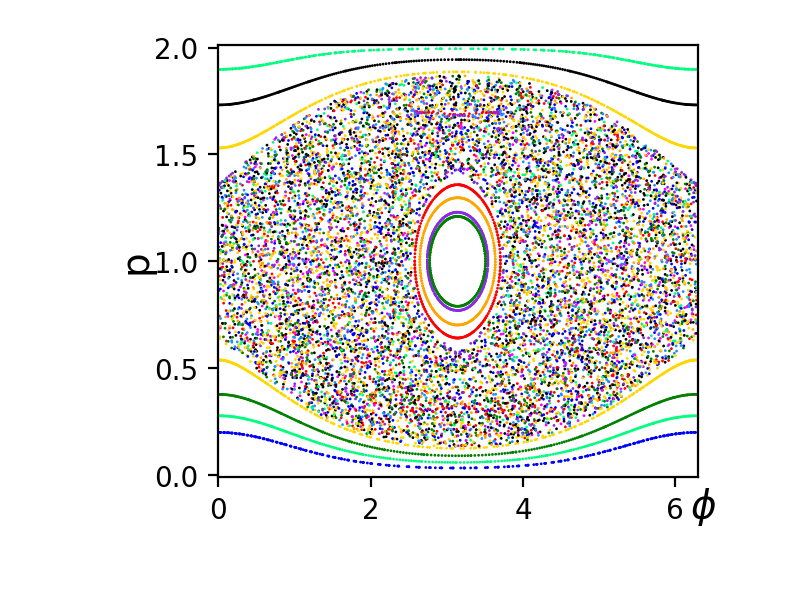
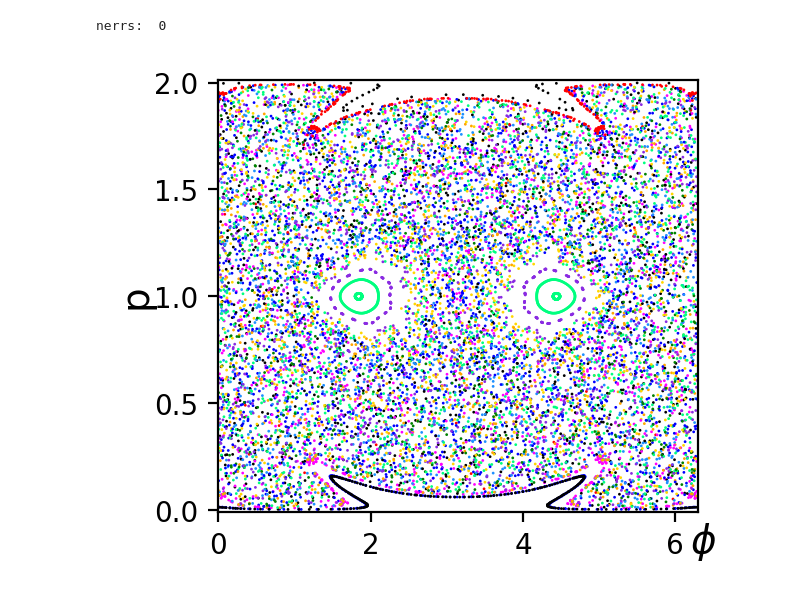
Before and after one commit to aquillen/Qsample_spin, a Jupyter notebook: spin_v01.ipynb, the cells around one changed output. Cells and saved outputs as stored; diff of their text form; code cells hidden in the pictures.

```diff
--- a/spin_v01.ipynb
+++ b/spin_v01.ipynb
@@ -223,8 +227,8 @@ if (1==1): # test level curve figure
 # %%
-## check that we can integrate
-if (1==0):
+## check that we can integrate and with both integrators  and with both integrators to check that they agree
+if (1==1):
     y0=np.array([0.1,0.5])
-    time = np.array([0.0, 1.1])
+    time = np.linspace(0,1,10)
     a = 0.1
     omega_x = 1.0; omega_y = 0.0; omega_z = 0.0;
     mu_x = 0.0; mu_y = 0.0; mu_z = 0.0
@@ -234,5 +238,21 @@ if (1==0):
     parms[1] = omega_x;  parms[2] = omega_y; parms[3] = omega_z
     parms[4] = mu_x;  parms[5] = mu_y; parms[6] = mu_z
     parms[7] = beta_x; parms[8] = beta_y; parms[9] = beta_z
-    y = odeint(cfunc, y0, time, args=(parms,))
+
+    fig,axarr = plt.subplots(1,2,figsize=(4,3),sharex=True, sharey=True)
+    plt.subplots_adjust(hspace=0,wspace=0)
+    y = odeint(cfunc, y0, time, args=(parms,),tfirst=True,rtol=1e-6)
     print(y)
+    phi = np.squeeze(y[:,0])
+    p   = np.squeeze(y[:,1])
+    axarr[0].scatter(phi,p,s=1)
+    t_span = [np.min(time),np.max(time)]
+    sol = solve_ivp(cfunc, t_span, y0,t_eval=time,args=(parms,),rtol=1e-8,method='LSODA')
+    y = sol.y
+    phi = np.squeeze(y[0,:])
+    p   = np.squeeze(y[1,:])
+    axarr[1].scatter(phi,p,s=1)
+    status =sol.status
+    #print(status)
+    print(y)
+    plt.show()
@@ -318,8 +357,15 @@ def mkfig_cl(cla,alabel):
 
     #ax.text(0,3.4,parm_label,ha='center',va='center')
 
-    for i in range(norb):  # this many orbits , and plots points
-        rand_give_points(npoints,parms,0,2,ax)
+    i=0; nerrs=0
+    while (i < norb):
+        # this many orbits, and plots points
+        status = rand_give_points(npoints,parms,0,2,ax)
+        if (status ==0):
+            i = i+1
+        else:
+            nerrs += 1
+    print('nerrs: ', nerrs);
 
     if (len(alabel)>1):
         plt.text(-0.5,2.2,alabel,fontsize=14)
@@ -351,10 +398,12 @@ mkfig_cl(cla_s1,alabel)  # non chaotic example
 # %%
 cla_s2 = copy.deepcopy(cla_s1)  #same as s1
-mu_x = 0.1
+mu_x = 0.2
 cla_s2.parms[4] = mu_x;
 mkfig_cl(cla_s2,alabel)  #
+# I often get a sqrt error but integrator succeeds anyhow?
 # %% [output]
+nerrs:  0
-[figure, old version]
+[figure, new version]
 # %%
 cla_s3 = copy.deepcopy(cla_s1)  #same as s1
 mu_y = 0.1
```
Also changed, not shown: parts of 27 cells of this notebook, 1 other file.
